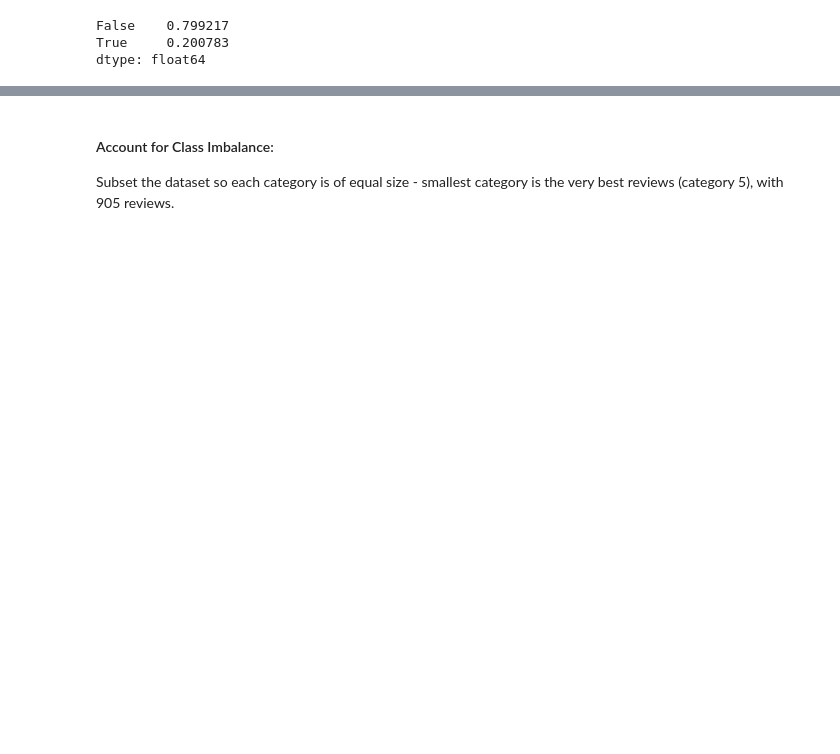
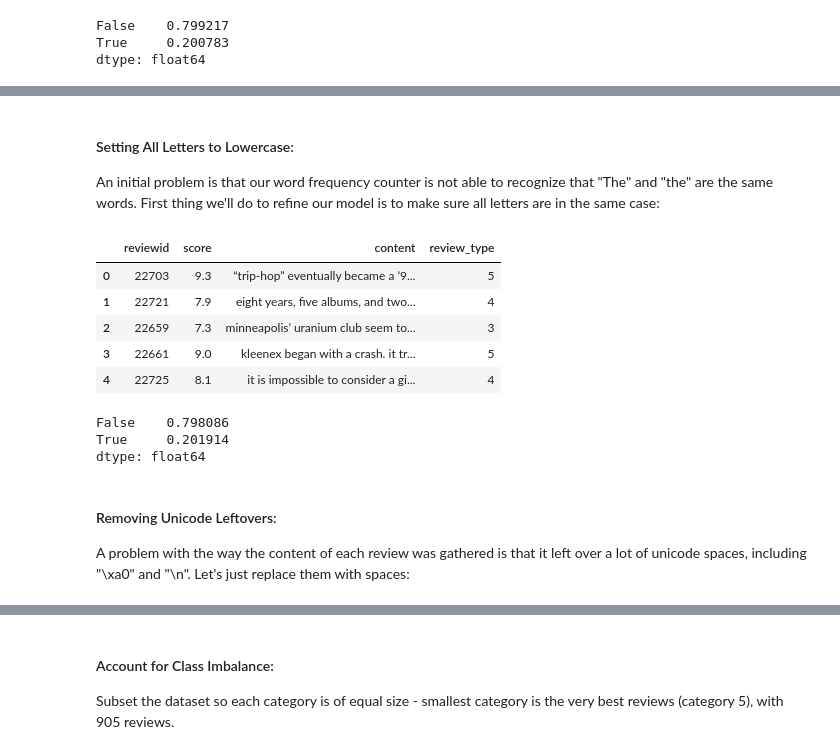
Before and after one commit to lindseyberlin/Revised-Module-3-Project, a Jupyter notebook: Score_Prediction.ipynb, the cells around one changed output, grey strips where cells are left out. Drawn from its saved outputs; the diff is of its cells as text; code cells hidden in the pictures; blank space fills up the shorter version.

```diff
--- a/Score_Prediction.ipynb
+++ b/Score_Prediction.ipynb
@@ -389,0 +424,15 @@ Our initial results are not great! Our model can only predict the category 20% o
+# %% [markdown]
+#### Setting All Letters to Lowercase:
+
+An initial problem is that our word frequency counter is not able to recognize that "The" and "the" are the same words. First thing we'll do to refine our model is to make sure all letters are in the same case:
+# %%
+first_refined_df = df.copy()
+first_refined_df["content"] = first_refined_df["content"].apply(lambda x: x.lower())
+first_refined_df.head()
+# %% [output]
+|  | reviewid | score | content | review_type |
+| 0 | 22703 | 9.3 | “trip-hop” eventually became a ’9... | 5 |
+| 1 | 22721 | 7.9 | eight years, five albums, and two... | 4 |
+| 2 | 22659 | 7.3 | minneapolis’ uranium club seem to... | 3 |
+| 3 | 22661 | 9.0 | kleenex began with a crash. it tr... | 5 |
+| 4 | 22725 | 8.1 | it is impossible to consider a gi... | 4 |
@@ -389,0 +448,12 @@ Our initial results are not great! Our model can only predict the category 20% o
+# %%
+first_refinement.data["predicted_review_type"] = first_predicted_target
+first_residuals = first_refinement.data[first_refinement.category_loc] == first_refinement.data["predicted_review_type"]
+first_residuals.value_counts(normalize=True)
+# %% [output]
+False    0.798086
+True     0.201914
+dtype: float64
+# %% [markdown]
+#### Removing Unicode Leftovers:
+
+A problem with the way the content of each review was gathered is that it left over a lot of unicode spaces, including "\xa0" and "\n". Let's just replace them with spaces:
```
Also changed, not shown: parts of 44 cells of this notebook.
